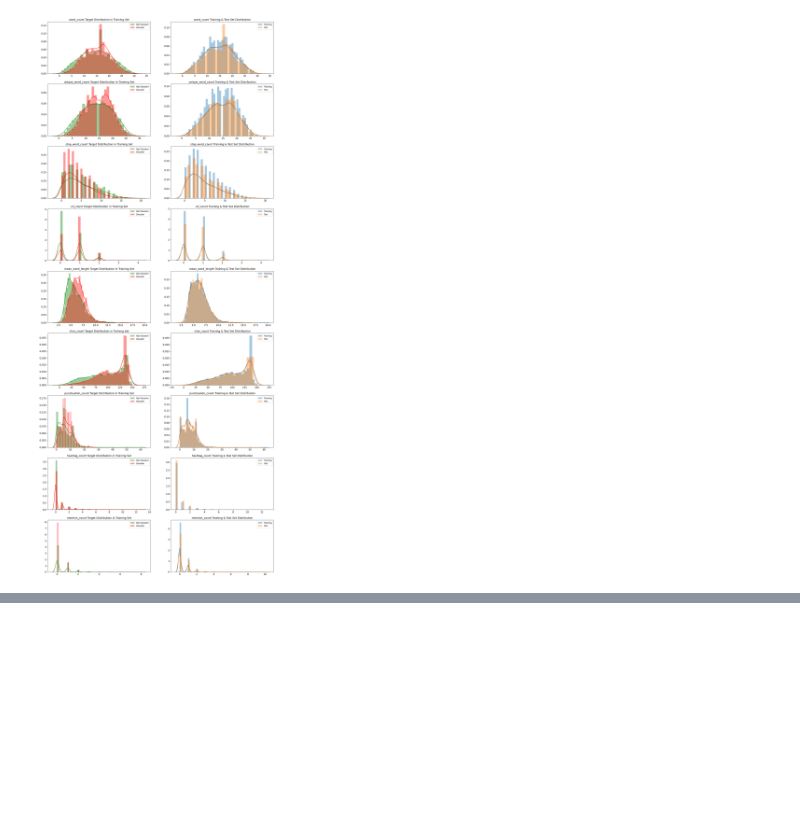
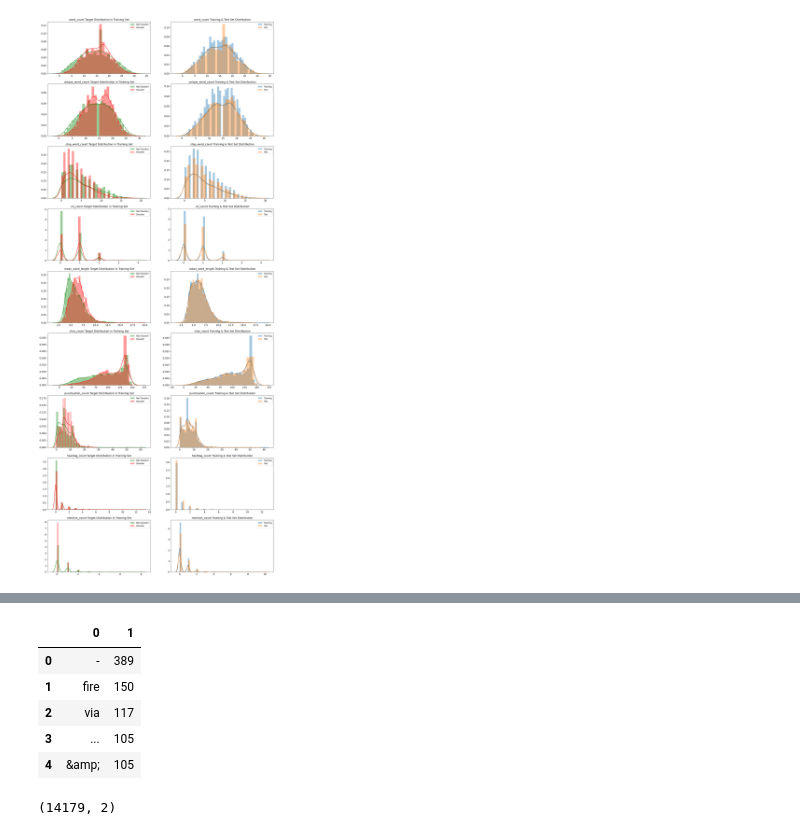
Before and after one commit to plthiyagu/Real-or-Not-NLP-with-Disaster-Tweets, a Jupyter notebook: My Real or Not? NLP Notebook.ipynb, the cells around one changed output, grey strips where cells are left out. Saved outputs shown, nothing was run; the diff lists cells and outputs as text; code cells hidden in the pictures; blank space fills up the shorter version.

```diff
--- a/My Real or Not? NLP Notebook.ipynb
+++ b/My Real or Not? NLP Notebook.ipynb
@@ -287,0 +363,35 @@ plt.show()
+# %%
+def generate_ngrams(text, n_gram=1):
+    token = [token for token in text.lower().split(' ') if token != '' if token not in STOPWORDS]
+    ngrams = zip(*[token[i:] for i in range(n_gram)])
+    return [' '.join(ngram) for ngram in ngrams]
+
+N = 100
+
+# Unigrams
+disaster_unigrams = defaultdict(int)
+nondisaster_unigrams = defaultdict(int)
+
+for tweet in train[DISASTER_TWEETS]['text']:
+    for word in generate_ngrams(tweet):
+        disaster_unigrams[word] += 1
+
+for tweet in train[~DISASTER_TWEETS]['text']:
+    for word in generate_ngrams(tweet):
+        nondisaster_unigrams[word] += 1
+
+df_disaster_unigrams = pd.DataFrame(sorted(disaster_unigrams.items(), key=lambda x: x[1])[::-1])
+df_nondisaster_unigrams = pd.DataFrame(sorted(nondisaster_unigrams.items(), key=lambda x: x[1])[::-1])
+# %%
+df_disaster_unigrams.head()
+# %% [output]
+|  | 0 | 1 |
+| 0 | - | 389 |
+| 1 | fire | 150 |
+| 2 | via | 117 |
+| 3 | ... | 105 |
+| 4 | &amp; | 105 |
+# %%
+df_disaster_unigrams.shape
+# %% [output]
+(14179, 2)
```
Also changed, not shown: parts of 5 cells of this notebook.
